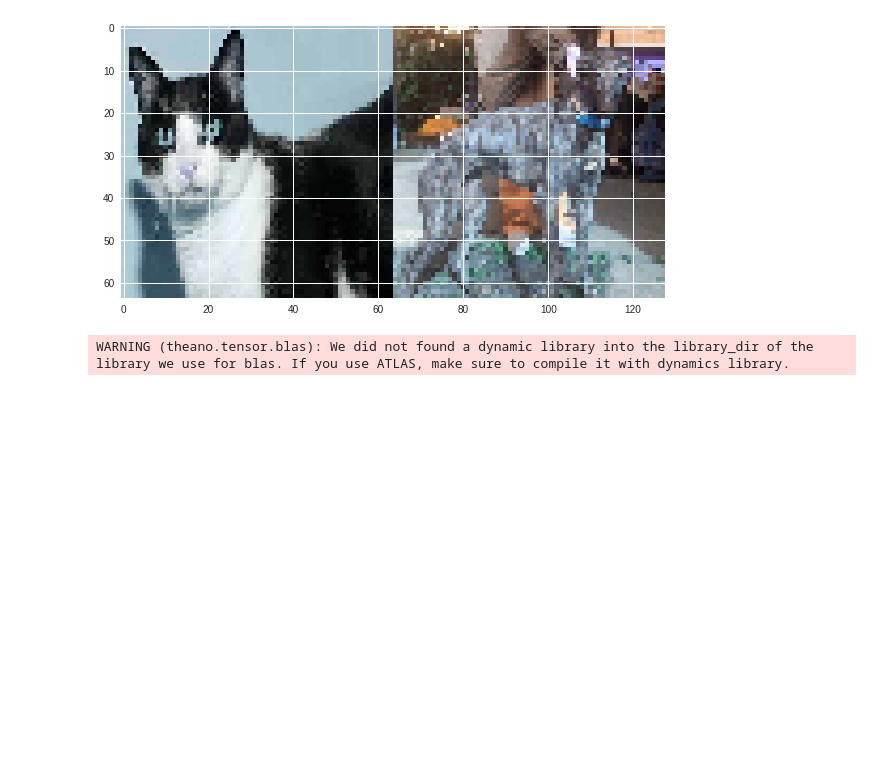
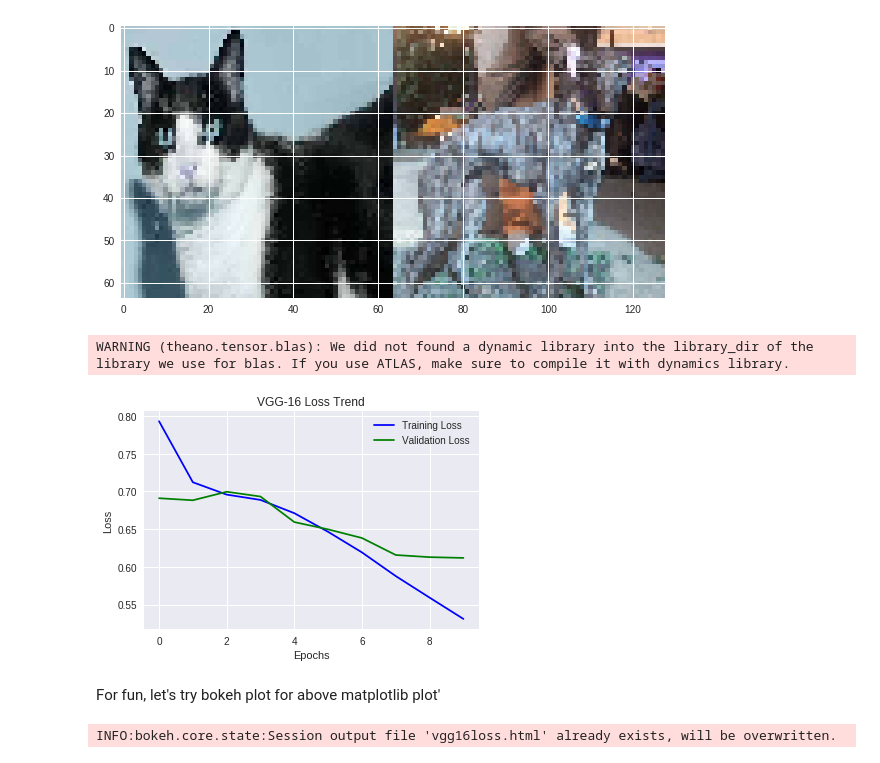
Before and after one commit to swapnilashtekar/Cats-Vs-Dogs, a Jupyter notebook: cats_vs_dogs.ipynb, the cells around one changed output. Cells and saved outputs as stored; diff of their text form; code cells hidden in the pictures; blank space fills up the shorter version.

Commit message:
Bokeh for VGG loss trend

```diff
--- a/cats_vs_dogs.ipynb
+++ b/cats_vs_dogs.ipynb
@@ -195,3 +195,40 @@ def run_catdog():
 predictions, history = run_catdog()
 # %% [output]
 WARNING (theano.tensor.blas): We did not found a dynamic library into the library_dir of the library we use for blas. If you use ATLAS, make sure to compile it with dynamics library.
+# %%
+loss = history.losses
+val_loss = history.val_losses
+
+plt.xlabel('Epochs')
+plt.ylabel('Loss')
+plt.title('VGG-16 Loss Trend')
+plt.plot(loss, 'blue', label='Training Loss')
+plt.plot(val_loss, 'green', label='Validation Loss')
+plt.xticks(range(0,nb_epoch)[0::2])
+plt.legend()
+plt.show()
+# %% [output]
+[figure, added]
+# %% [markdown]
+For fun, let's try bokeh plot for above matplotlib plot'
+# %%
+from bokeh.plotting import figure, output_file, show
+
+# output to static HTML file
+output_file("vgg16loss.html")
+
+# create a new plot
+p = figure(
+   tools="pan,box_zoom,reset,save",
+   y_axis_type="linear", y_range=[0.55, 0.80], title="VGG16 Loss Trend",
+   x_axis_label='Epochs', y_axis_label='Loss'
+)
+
+# add some renderers
+p.line(range(0,nb_epoch)[0::2], loss)
+p.line(range(0,nb_epoch)[0::2], val_loss, line_width=3)
+
+# show the results
+show(p)
+# %% [output]
+INFO:bokeh.core.state:Session output file 'vgg16loss.html' already exists, will be overwritten.
```
Also changed, not shown: 1 other file.
